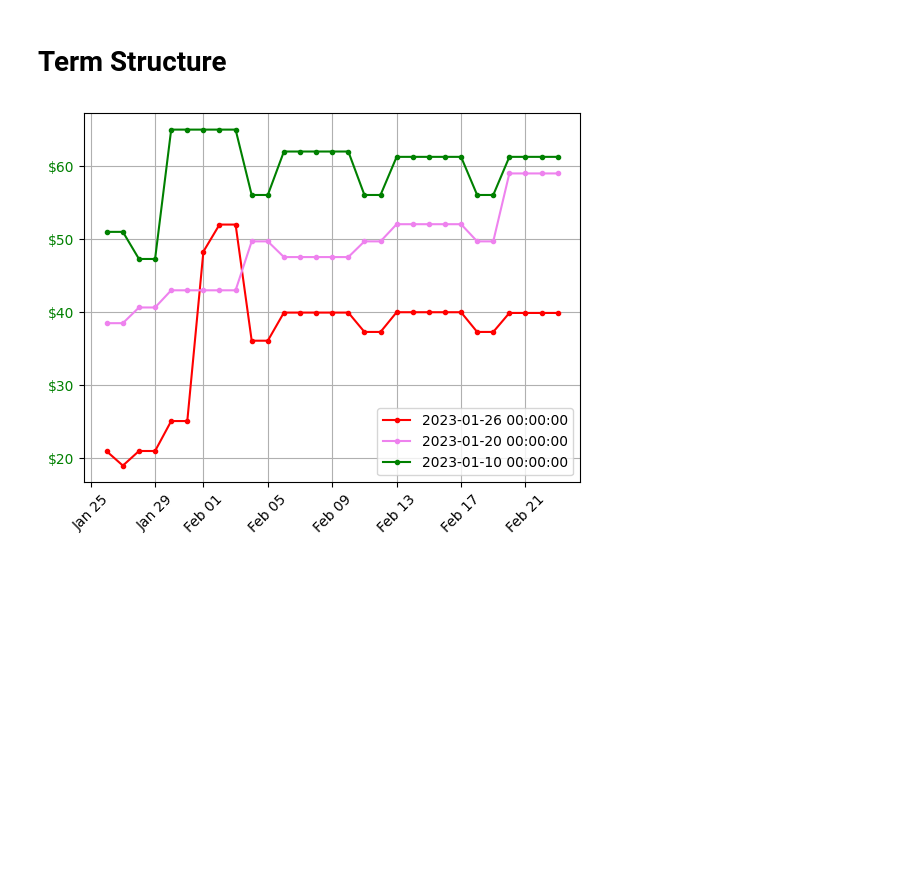
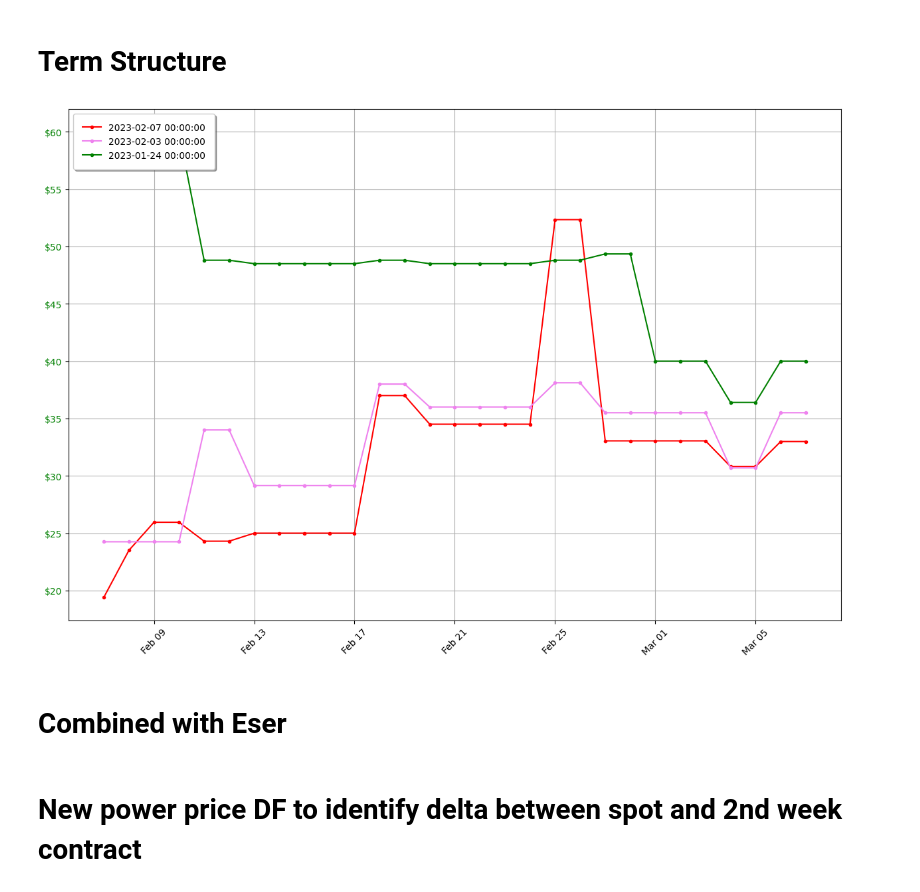
Before and after one commit to gsreeram1/Data_Pull, a Jupyter notebook: notebook.ipynb, the cells around one changed output. Saved outputs shown, nothing was run; the diff lists cells and outputs as text; code cells hidden in the pictures; blank space fills up the shorter version.

```diff
--- a/notebook.ipynb
+++ b/notebook.ipynb
@@ -112,6 +227,8 @@ df_final = pd.concat([df,df_wknd], ignore_index=True)
 # %% [markdown]
 # Term Structure
 # %%
-de.ACDB().get_term_structure(window_1 = 6, window_2 = 10, days_ahead = 28, contract_name = "END")
+de.ACDB().get_term_structure(enter_date = '2023-02-08',window_1 = 4, window_2 = 10, days_ahead = 28, contract_name = "END")
 # %% [output]
-[figure, old version]
+[figure, new version]
+# %% [markdown]
+# Combined with Eser
@@ -117,0 +237,2 @@ de.ACDB().get_term_structure(window_1 = 6, window_2 = 10, days_ahead = 28, contr
+# %% [markdown]
+# New power price DF to identify delta between spot and 2nd week contract
```
Also changed, not shown: parts of 44 cells of this notebook, 3 other files.
